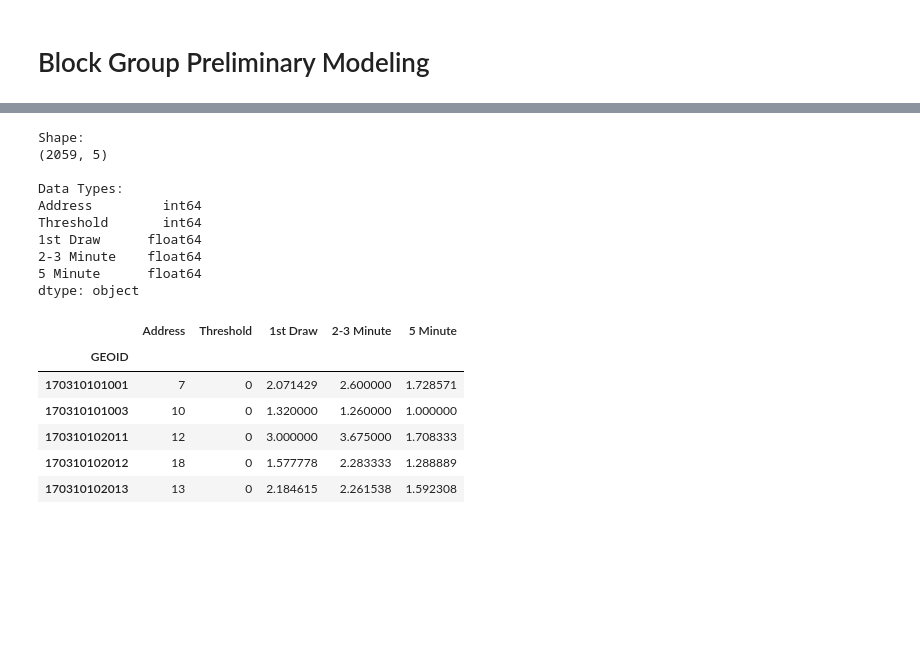
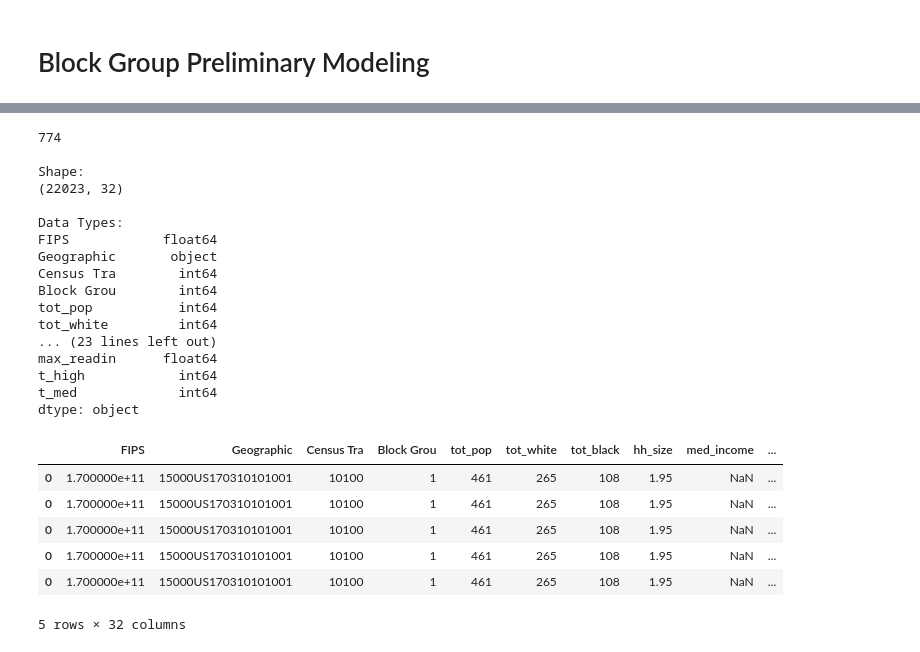
Before and after one commit to vbalza/chicago_water_lead, a Jupyter notebook: AssessmentData.ipynb, the cells around one changed output, grey strips where cells are left out. Saved outputs shown, nothing was run; the diff lists cells and outputs as text; code cells hidden in the pictures; blank space fills up the shorter version.

```diff
--- a/AssessmentData.ipynb
+++ b/AssessmentData.ipynb
@@ -593,28 +622,29 @@ dtype: object
 # %%
-water_block_group = gpd.sjoin(left_df=acs_g, right_df=water_clean, how='inner')
-water_block_group = water_block_group.groupby('GEOID').agg({
-    'Address': 'count',
-    'Threshold': 'sum',
-    '1st Draw': 'mean',
-    '2-3 Minute': 'mean',
-    '5 Minute': 'mean'
-})
-pipeline.show(water_block_group)
+water_block_group_temp = gpd.sjoin(left_df=acs_g, right_df=water_clean, how='inner', op='intersects')
+print(water_block_group_temp['t_high'].sum())
+pipeline.show(water_block_group_temp)
 # %% [output]
+774
+
 Shape:
-(2059, 5)
+(22023, 32)
 
 Data Types:
-Address         int64
-Threshold       int64
-1st Draw      float64
-2-3 Minute    float64
-5 Minute      float64
+FIPS            float64
+Geographic       object
+Census Tra        int64
+Block Grou        int64
+tot_pop           int64
+tot_white         int64
+... (23 lines left out)
+max_readin      float64
+t_high            int64
+t_med             int64
 dtype: object
-|  | Address | Threshold | 1st Draw | 2-3 Minute | 5 Minute |
-| GEOID |  |  |  |  |  |
-| 170310101001 | 7 | 0 | 2.071429 | 2.600000 | 1.728571 |
-| 170310101003 | 10 | 0 | 1.320000 | 1.260000 | 1.000000 |
-| 170310102011 | 12 | 0 | 3.000000 | 3.675000 | 1.708333 |
-| 170310102012 | 18 | 0 | 1.577778 | 2.283333 | 1.288889 |
-| 170310102013 | 13 | 0 | 2.184615 | 2.261538 | 1.592308 |
+|  | FIPS | Geographic | Census Tra | Block Grou | tot_pop | tot_white | tot_black | hh_size | med_income | ... |
+| 0 | 1.700000e+11 | 15000US170310101001 | 10100 | 1 | 461 | 265 | 108 | 1.95 | NaN | ... |
+| 0 | 1.700000e+11 | 15000US170310101001 | 10100 | 1 | 461 | 265 | 108 | 1.95 | NaN | ... |
+| 0 | 1.700000e+11 | 15000US170310101001 | 10100 | 1 | 461 | 265 | 108 | 1.95 | NaN | ... |
+| 0 | 1.700000e+11 | 15000US170310101001 | 10100 | 1 | 461 | 265 | 108 | 1.95 | NaN | ... |
+| 0 | 1.700000e+11 | 15000US170310101001 | 10100 | 1 | 461 | 265 | 108 | 1.95 | NaN | ... |
+5 rows × 32 columns
```
Also changed, not shown: parts of 22 cells of this notebook.
